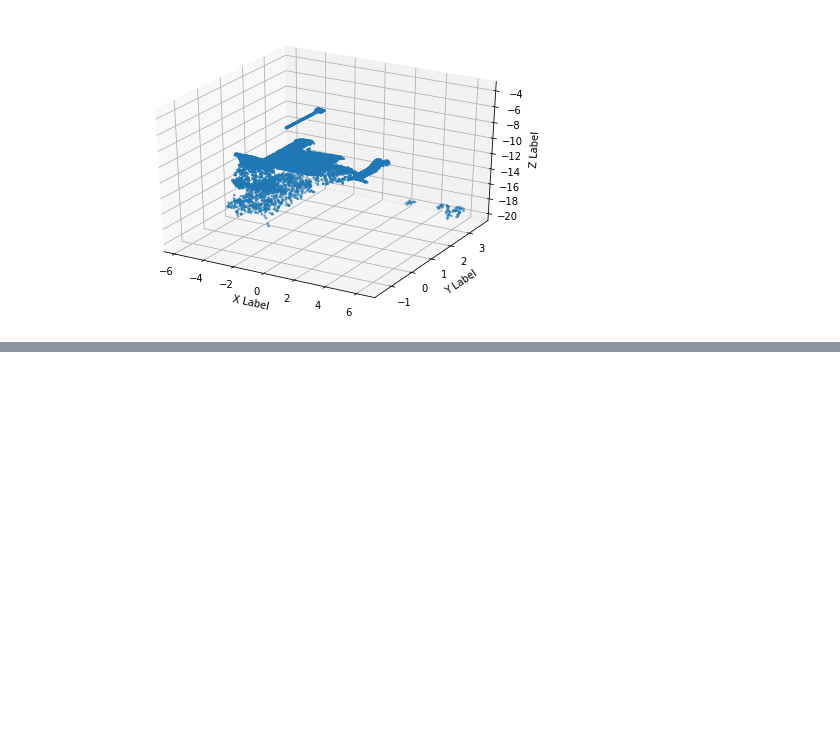
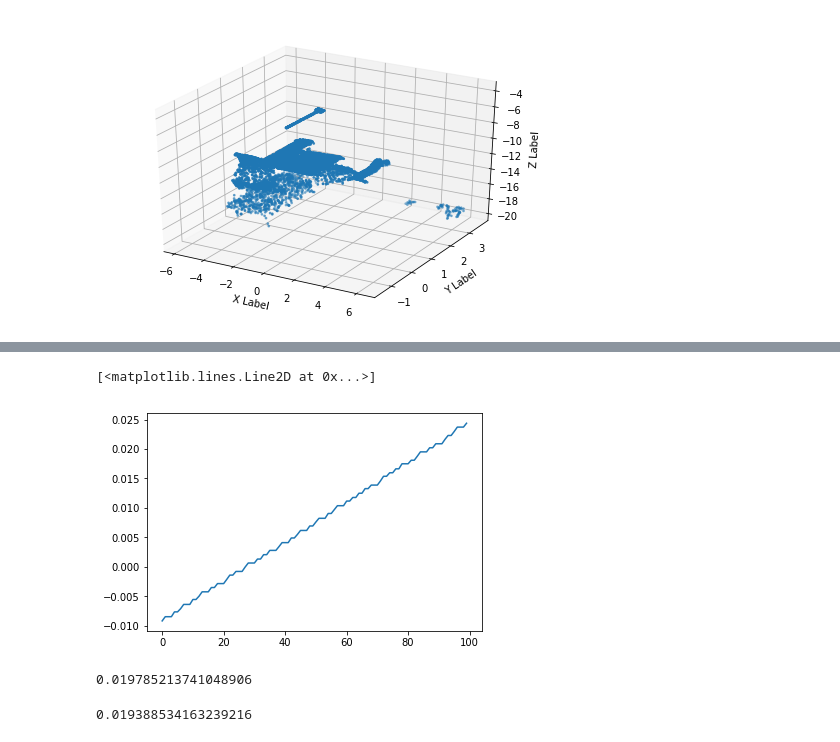
Before and after one commit to leelabcnbc/leelab-toolbox, a Jupyter notebook: examples/stereo_utexas.ipynb, the cells around one changed output, grey strips where cells are left out. Saved outputs shown, nothing was run; the diff lists cells and outputs as text; code cells hidden in the pictures; blank space fills up the shorter version.

```diff
--- a/examples/stereo_utexas.ipynb
+++ b/examples/stereo_utexas.ipynb
@@ -96,0 +127,5 @@ plt.show()
+# %%
+plt.plot(x_new[20])
+# %% [output]
+[<matplotlib.lines.Line2D at 0x...>]
+[figure, added]
@@ -96,0 +136,8 @@ plt.show()
+# %%
+np.diff(-coord_retina2.lat,axis=0).mean()*180/np.pi
+# %% [output]
+0.019785213741048906
+# %%
+np.diff(-coord_retina2.lon,axis=1).mean()*180/np.pi
+# %% [output]
+0.019388534163239216
```
Also changed, not shown: parts of 6 cells of this notebook.
